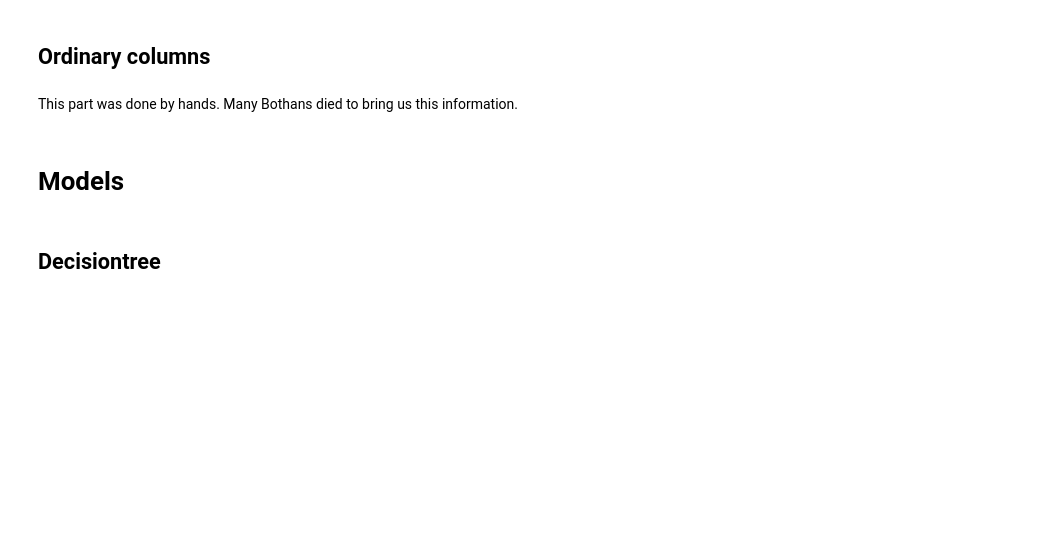
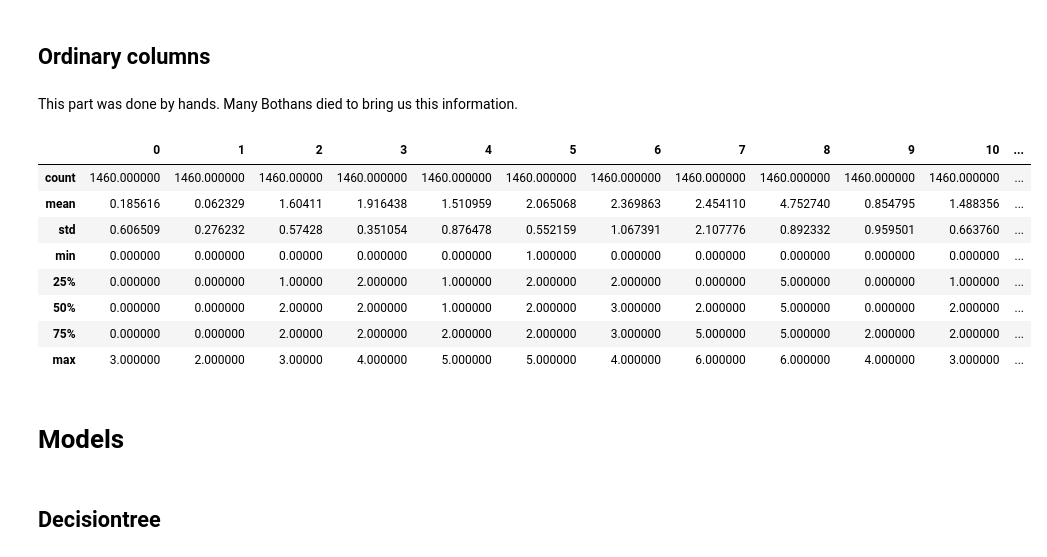
Before and after one commit to FindWhatYou/supervised_learning_project, a Jupyter notebook: 12_housing_data_regression-features.ipynb, the cells around one changed output. Drawn from its saved outputs; the diff is of its cells as text; code cells hidden in the pictures; blank space fills up the shorter version.

```diff
--- a/12_housing_data_regression-features.ipynb
+++ b/12_housing_data_regression-features.ipynb
@@ -124,6 +128,18 @@ preprocessor = ColumnTransformer(
         ("cat_pipe", categoric_pipe, X_cat.columns),
     ]
 )
+# %%
+pd.DataFrame(categoric_pipe.fit_transform(X_cat).toarray()).describe()
+# %% [output]
+|  | 0 | 1 | 2 | 3 | 4 | 5 | 6 | 7 | 8 | 9 | 10 | ... |
+| count | 1460.000000 | 1460.000000 | 1460.00000 | 1460.000000 | 1460.000000 | 1460.000000 | 1460.000000 | 1460.000000 | 1460.000000 | 1460.000000 | 1460.000000 | ... |
+| mean | 0.185616 | 0.062329 | 1.60411 | 1.916438 | 1.510959 | 2.065068 | 2.369863 | 2.454110 | 4.752740 | 0.854795 | 1.488356 | ... |
+| std | 0.606509 | 0.276232 | 0.57428 | 0.351054 | 0.876478 | 0.552159 | 1.067391 | 2.107776 | 0.892332 | 0.959501 | 0.663760 | ... |
+| min | 0.000000 | 0.000000 | 0.00000 | 0.000000 | 0.000000 | 1.000000 | 0.000000 | 0.000000 | 0.000000 | 0.000000 | 0.000000 | ... |
+| 25% | 0.000000 | 0.000000 | 1.00000 | 2.000000 | 1.000000 | 2.000000 | 2.000000 | 0.000000 | 5.000000 | 0.000000 | 1.000000 | ... |
+| 50% | 0.000000 | 0.000000 | 2.00000 | 2.000000 | 1.000000 | 2.000000 | 3.000000 | 2.000000 | 5.000000 | 0.000000 | 2.000000 | ... |
+| 75% | 0.000000 | 0.000000 | 2.00000 | 2.000000 | 2.000000 | 2.000000 | 3.000000 | 5.000000 | 5.000000 | 2.000000 | 2.000000 | ... |
+| max | 3.000000 | 2.000000 | 3.00000 | 4.000000 | 5.000000 | 5.000000 | 4.000000 | 6.000000 | 6.000000 | 4.000000 | 3.000000 | ... |
 # %% [markdown]
 # Models
 # %% [markdown]
```
Also changed, not shown: parts of 18 cells of this notebook.
